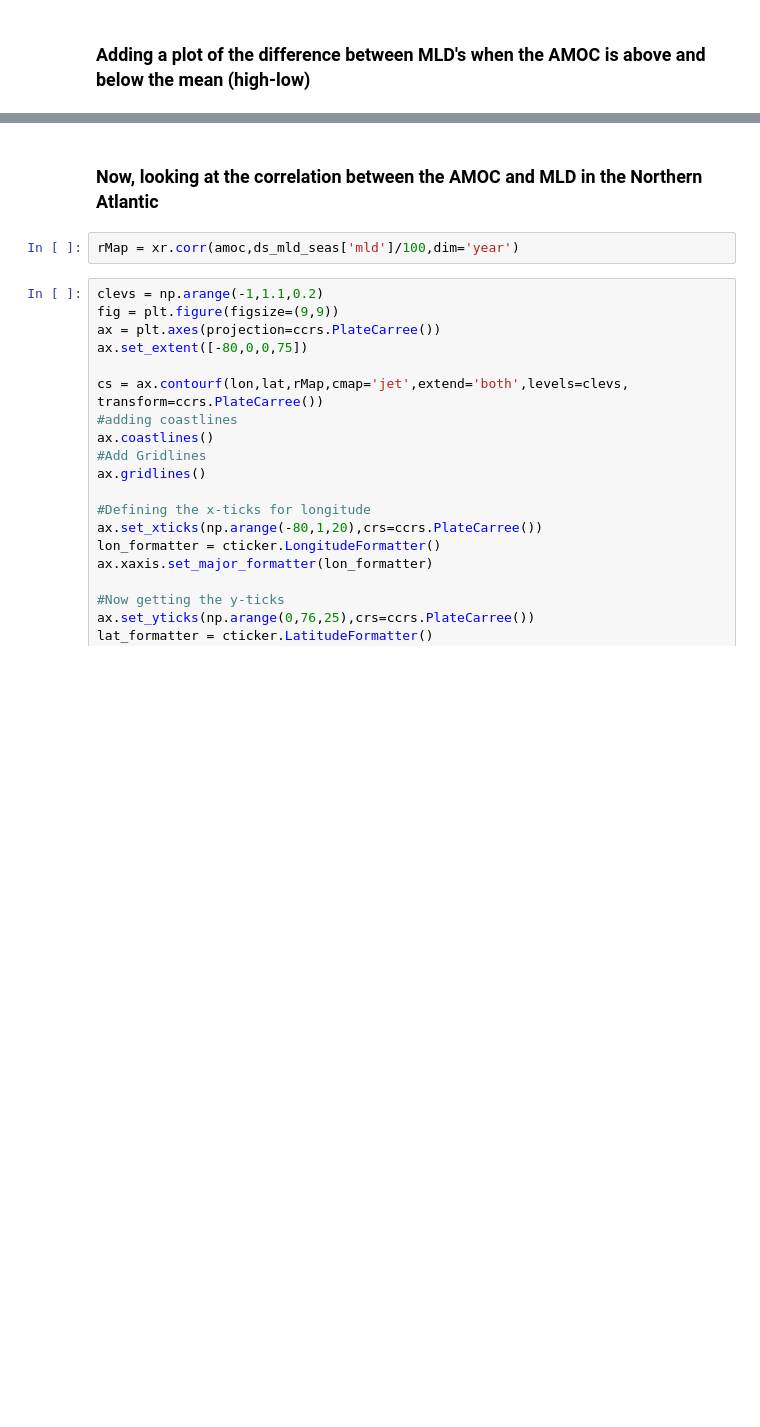
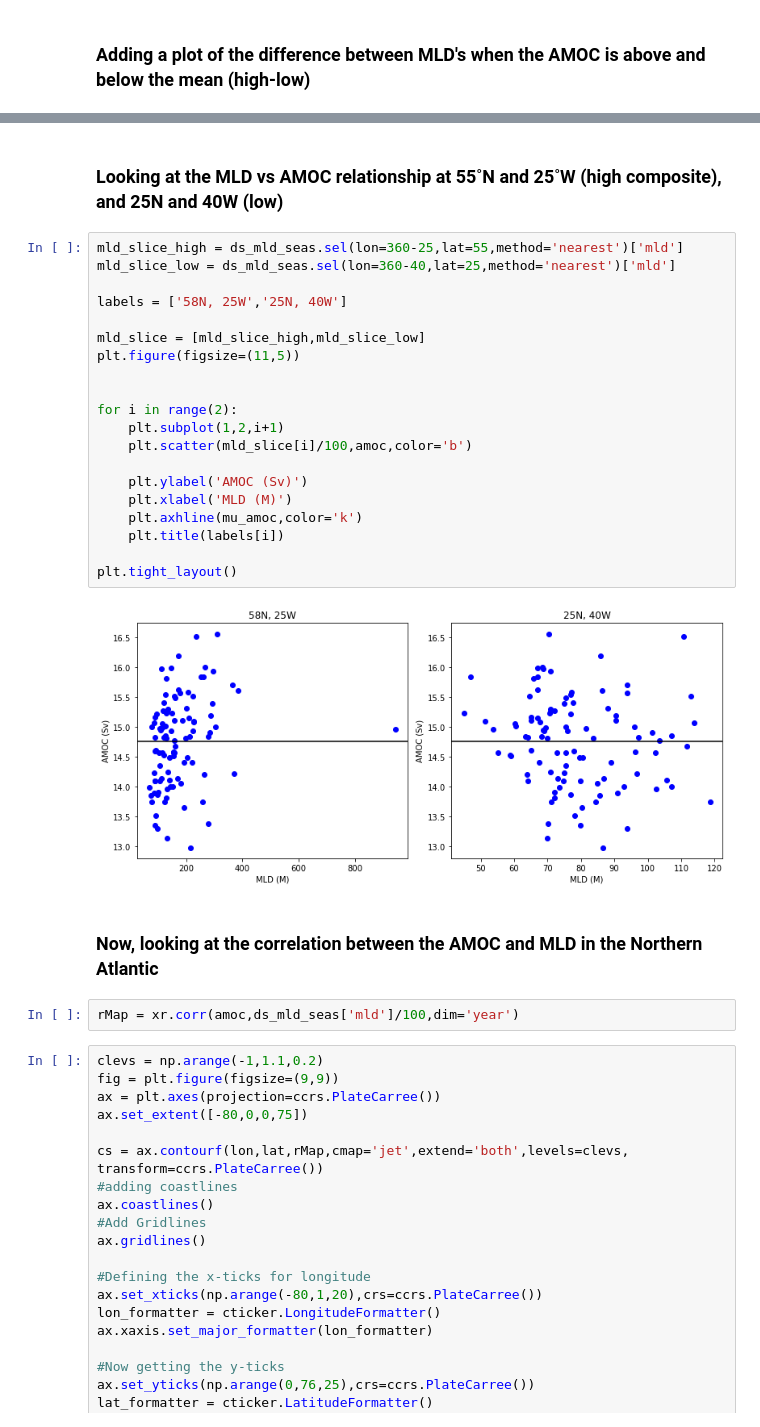
Before and after one commit to jmar91/CLIM680, a Jupyter notebook: Project.ipynb, the cells around one changed output, grey strips where cells are left out. Saved outputs shown, nothing was run; the diff lists cells and outputs as text; blank space fills up the shorter version.

```diff
--- a/Project.ipynb
+++ b/Project.ipynb
@@ -211,6 +210,30 @@ plt.title('High AMOC - Low AMOC')
 # %% [output]
 Text(0.5, 1.0, 'High AMOC - Low AMOC')
 [figure]
+# %% [markdown]
+### Looking at the MLD vs AMOC relationship at 55˚N and 25˚W (high composite), and 25N and 40W (low)
+# %%
+mld_slice_high = ds_mld_seas.sel(lon=360-25,lat=55,method='nearest')['mld']
+mld_slice_low = ds_mld_seas.sel(lon=360-40,lat=25,method='nearest')['mld']
+
+labels = ['58N, 25W','25N, 40W']
+
+mld_slice = [mld_slice_high,mld_slice_low]
+plt.figure(figsize=(11,5))
+
+
+for i in range(2):
+    plt.subplot(1,2,i+1)
+    plt.scatter(mld_slice[i]/100,amoc,color='b')
+
+    plt.ylabel('AMOC (Sv)')
+    plt.xlabel('MLD (M)')
+    plt.axhline(mu_amoc,color='k')
+    plt.title(labels[i])
+
+plt.tight_layout()
+# %% [output]
+[figure, added]
 # %% [markdown]
 ### Now, looking at the correlation between the AMOC and MLD in the Northern Atlantic
 # %%
```
Also changed, not shown: parts of 6 cells of this notebook, 1 other file.
